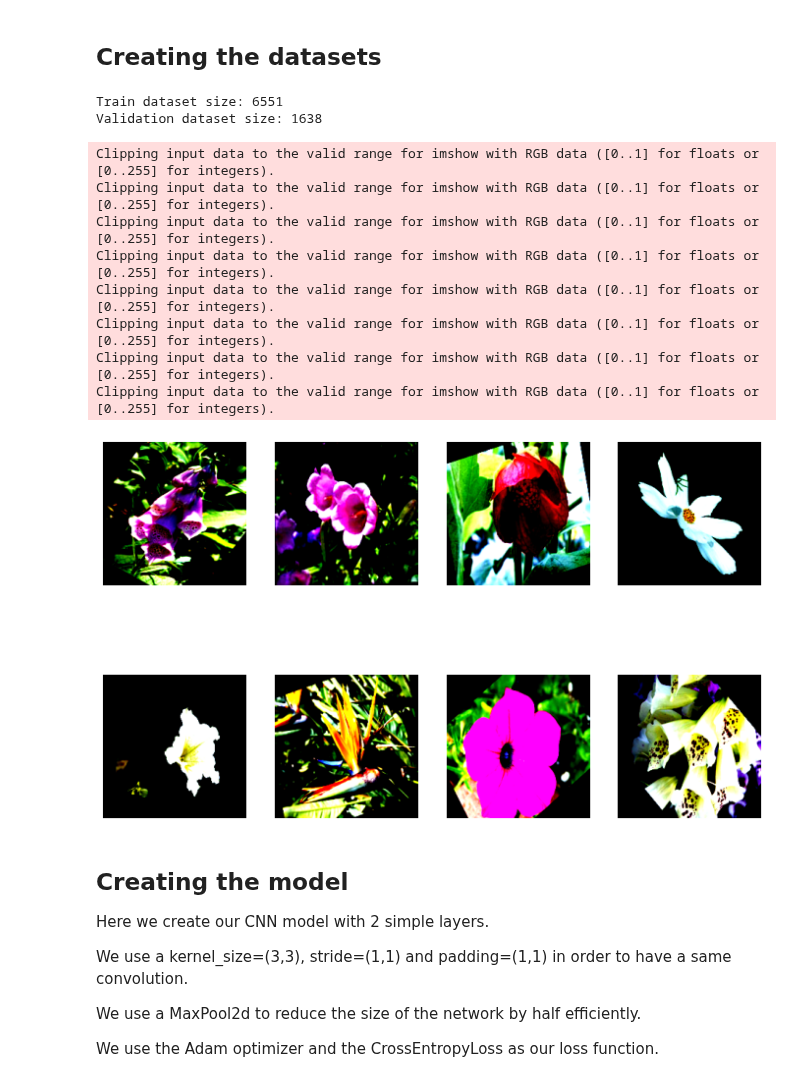
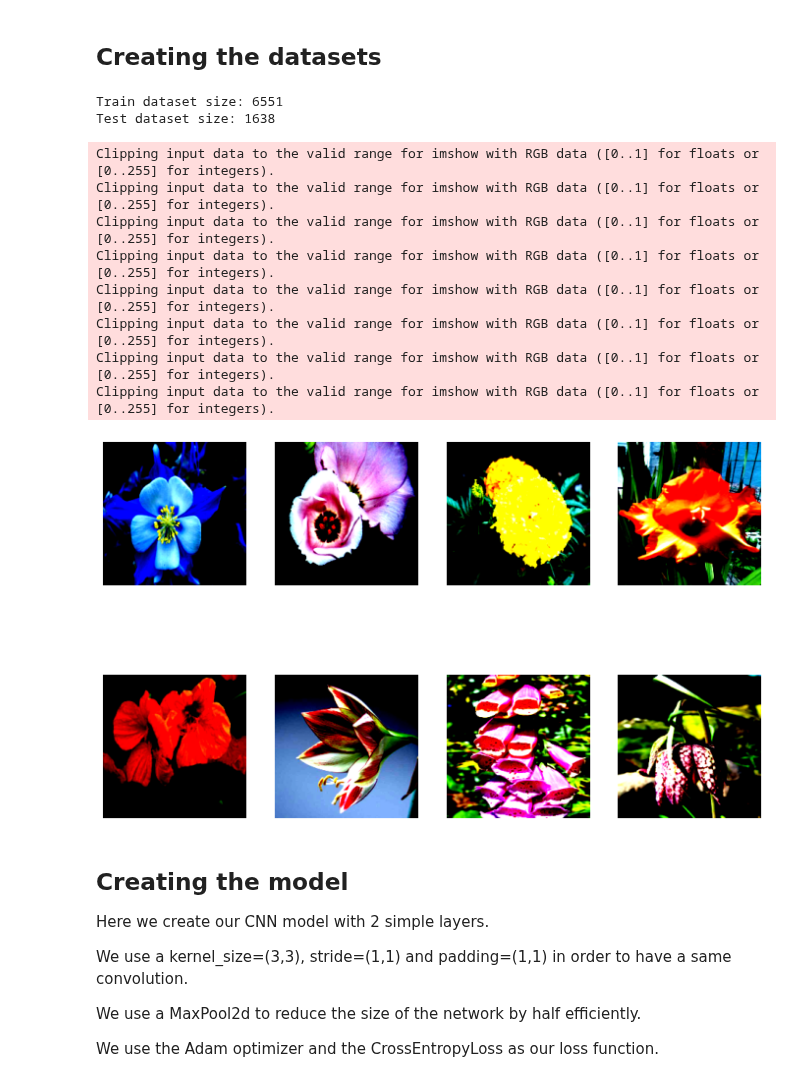
Before and after one commit to Baccega/flower-classifier, a Jupyter notebook: flower-classifier.ipynb, the cells around one changed output. Drawn from its saved outputs; the diff is of its cells as text; code cells hidden in the pictures.

```diff
--- a/flower-classifier.ipynb
+++ b/flower-classifier.ipynb
@@ -149,8 +149,8 @@ class FlowerDateset(Dataset):
 transform = transforms.Compose(
     [
         transforms.ToPILImage(),
-        transforms.RandomRotation(45),
-        transforms.RandomHorizontalFlip(),
+        # transforms.RandomRotation(45),
+        # transforms.RandomHorizontalFlip(),
         transforms.Resize((CROPPED_IMAGES_SIZE, CROPPED_IMAGES_SIZE)),
         # transforms.CenterCrop(CROPPED_IMAGES_SIZE),
         transforms.ToTensor(),
@@ -162,44 +162,44 @@ transform = transforms.Compose(
 dataset = FlowerDateset(metadata, transform=transform)
 
 train_set_size = int(len(dataset) * DATASET_SPLIT)
-valid_set_size = len(dataset) - train_set_size
+test_set_size = len(dataset) - train_set_size
 
-train_dataset, validation_dataset = data.random_split(
-    dataset, [train_set_size, valid_set_size]
+train_dataset, test_dataset = data.random_split(
+    dataset, [train_set_size, test_set_size]
 )
 
 train_dataloader = data.DataLoader(train_dataset, batch_size=BATCH_SIZE, shuffle=True)
-validation_dataloader = data.DataLoader(
-    validation_dataset, batch_size=BATCH_SIZE, shuffle=True
+test_dataloader = data.DataLoader(
+    test_dataset, batch_size=BATCH_SIZE, shuffle=True
 )
 
 print("Train dataset size: {}".format(len(train_dataset)))
-print("Validation dataset size: {}".format(len(validation_dataset)))
+print("Test dataset size: {}".format(len(test_dataset)))
 
 n_rows = 2
 n_cols = 4
 
 for x, y in train_dataloader:
     x = x.to(device)
     fig, ax = plt.subplots(nrows=n_rows, ncols=n_cols, figsize=(12, 8))
     for i in range(n_rows):
         for j in range(n_cols):
             ax[i, j].imshow(x[(i * n_cols) + j].cpu().permute(1,2,0))
             ax[i, j].axis("off")
             #ax[i, j].set_title(labelReference[label])
     break
 # %% [output]
 Train dataset size: 6551
-Validation dataset size: 1638
+Test dataset size: 1638
 Clipping input data to the valid range for imshow with RGB data ([0..1] for floats or [0..255] for integers).
 Clipping input data to the valid range for imshow with RGB data ([0..1] for floats or [0..255] for integers).
 Clipping input data to the valid range for imshow with RGB data ([0..1] for floats or [0..255] for integers).
 Clipping input data to the valid range for imshow with RGB data ([0..1] for floats or [0..255] for integers).
 Clipping input data to the valid range for imshow with RGB data ([0..1] for floats or [0..255] for integers).
 Clipping input data to the valid range for imshow with RGB data ([0..1] for floats or [0..255] for integers).
 Clipping input data to the valid range for imshow with RGB data ([0..1] for floats or [0..255] for integers).
 Clipping input data to the valid range for imshow with RGB data ([0..1] for floats or [0..255] for integers).
-[figure, old version]
+[figure, new version]
 # %% [markdown]
 ## Creating the model
 
```
Also changed, not shown: parts of 5 cells of this notebook, 1 other file.
